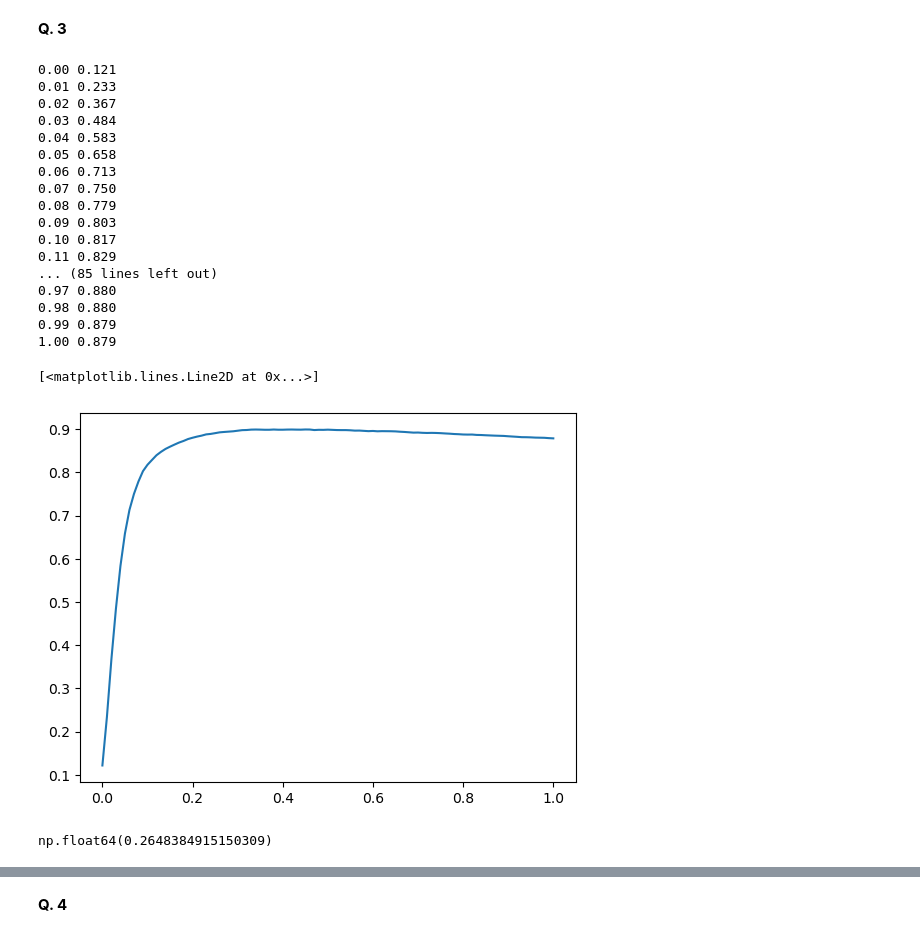
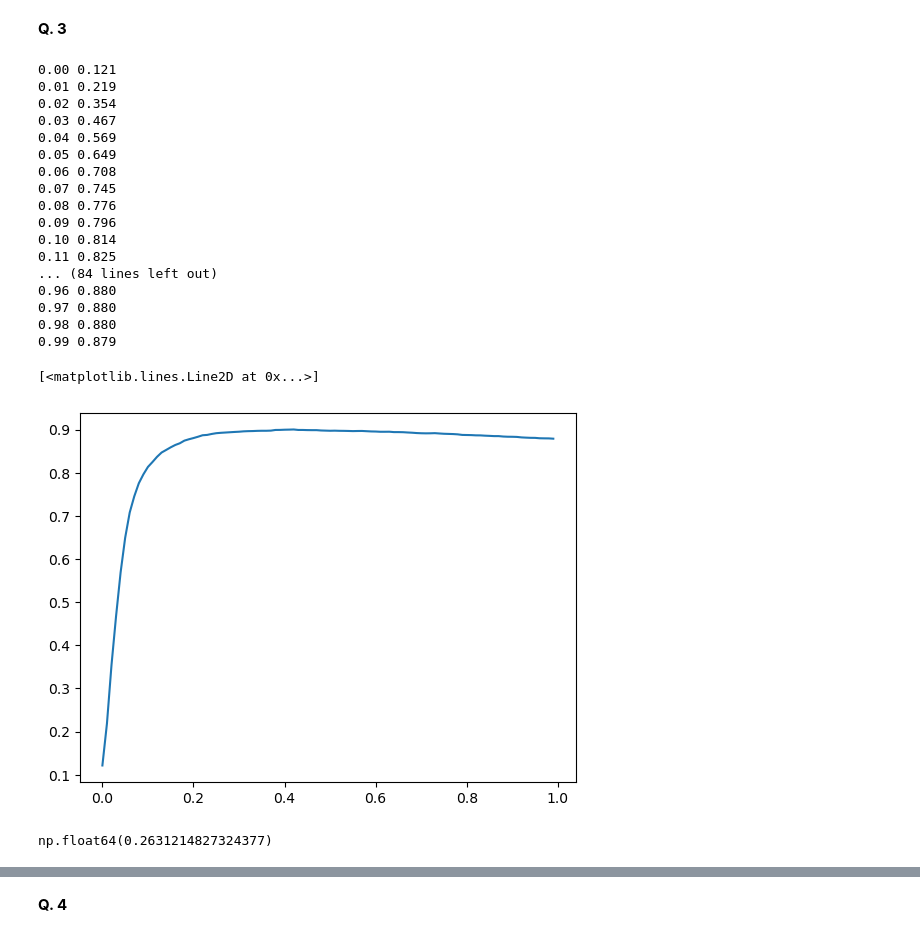
Before and after one commit to szuhow/ml-zoomcamp-2024, a Jupyter notebook: 4_metrics/HomeWork4.ipynb, the cells around one changed output, grey strips where cells are left out. Saved outputs shown, nothing was run; the diff lists cells and outputs as text; code cells hidden in the pictures.

```diff
--- a/4_metrics/HomeWork4.ipynb
+++ b/4_metrics/HomeWork4.ipynb
@@ -71,7 +72,7 @@ len(df_train), len(df_val), len(df_test)
 # %%
 from sklearn.feature_extraction import DictVectorizer
 
-train_dict = df_train[X_num_names + X_cat_names].to_dict(orient='records')
+train_dict = df_train[categorical + numerical].to_dict(orient='records')
 dv = DictVectorizer(sparse=False)
 X_train = dv.fit_transform(train_dict)
 # %%
@@ -82,7 +83,7 @@ model.fit(X_train, y_train)
 # %% [output]
 LogisticRegression(max_iter=1000, solver='liblinear')
 # %%
-X_test = dv.transform(df_val.to_dict(orient='records'))
+X_test = dv.transform(df_val[categorical + numerical].to_dict(orient='records'))
 y_pred = model.predict_proba(X_test)[:, 1]
 # %%
 y_decision = (y_pred >= 0.5)
@@ -122,37 +123,37 @@ np.float64(0.901)
 # %% [markdown]
 **Q. 3**
 # %%
-thresholds = np.arange(0, 1.01, 0.01)
+thresholds = np.linspace(0.0, 0.99, 100)
 scores = []
 precisions = []
 recalls = []
 
 for t in thresholds:
     y_decision = (y_pred >= t)
     score = (y_val == y_decision).mean()
     print('%.2f %.3f' % (t, score))
     scores.append(score)
 plt.plot(thresholds,scores)
 # %% [output]
 0.00 0.121
-0.01 0.233
-0.02 0.367
-0.03 0.484
-0.04 0.583
-0.05 0.658
-0.06 0.713
-0.07 0.750
-0.08 0.779
-0.09 0.803
-0.10 0.817
-0.11 0.829
-... (85 lines left out)
+0.01 0.219
+0.02 0.354
+0.03 0.467
+0.04 0.569
+0.05 0.649
+0.06 0.708
+0.07 0.745
+0.08 0.776
+0.09 0.796
+0.10 0.814
+0.11 0.825
+... (84 lines left out)
+0.96 0.880
 0.97 0.880
 0.98 0.880
 0.99 0.879
-1.00 0.879
 [<matplotlib.lines.Line2D at 0x...>]
-[figure, old version]
+[figure, new version]
 # %%
 from sklearn.metrics import precision_recall_curve
 precision, recall, thresholds = precision_recall_curve(y_val, y_pred)
@@ -165,7 +166,7 @@ intersection_threshold = thresholds[min_diff_index]
 # %%
 intersection_threshold
 # %% [output]
-np.float64(0.2648384915150309)
+np.float64(0.2631214827324377)
 # %%
 plt.plot(thresholds, precision[:-1], label='precision')
 plt.plot(thresholds, recall[:-1], label='recall')
```
Also changed, not shown: parts of 6 cells of this notebook.
